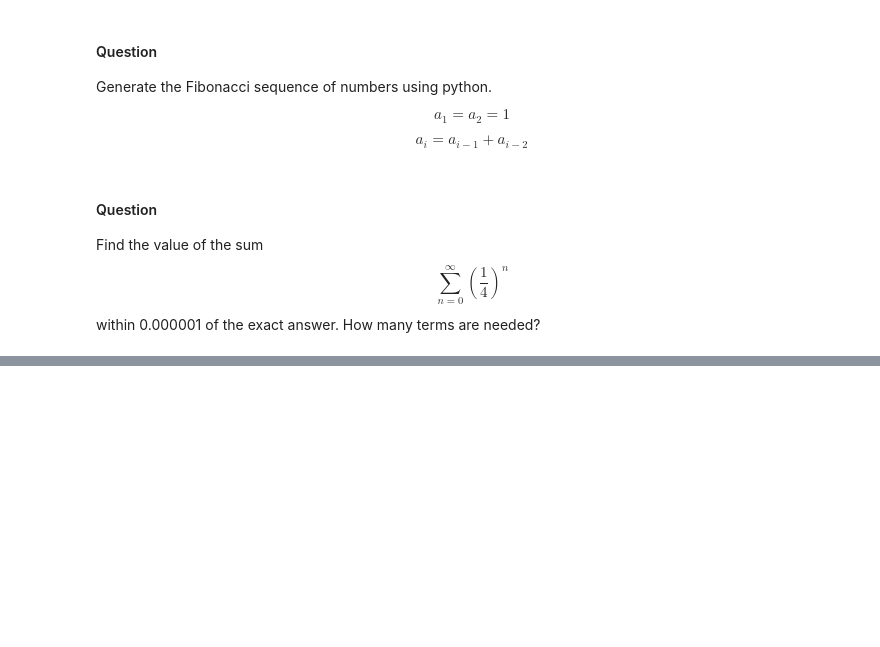
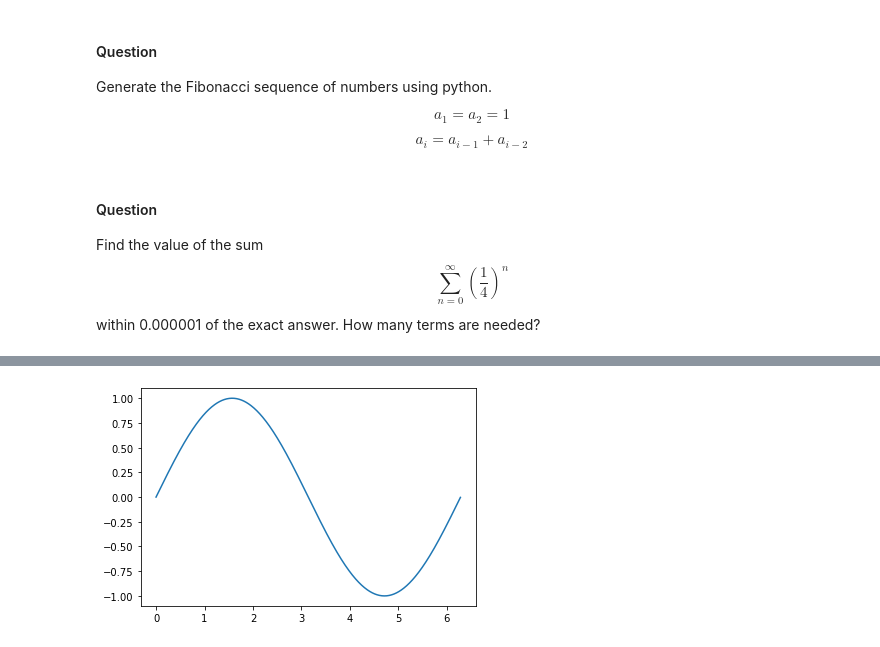
Before and after one commit to golfgrl16/Lectures, a Jupyter notebook: IntroToPython/IntroToPythonII.ipynb, the cells around one changed output, grey strips where cells are left out. Drawn from its saved outputs; the diff is of its cells as text; code cells hidden in the pictures; blank space fills up the shorter version.

```diff
--- a/IntroToPython/IntroToPythonII.ipynb
+++ b/IntroToPython/IntroToPythonII.ipynb
@@ -155,0 +159,7 @@ Find the value of the sum $$\sum_{n=0}^{\infty} \left( \frac{1}{4} \right)^n $$
+# %%
+import numpy as np
+import pylab as plt
+
+x=np.arange(0,2*np.pi,0.01)
+
+print(x)
@@ -155,0 +184,9 @@ Find the value of the sum $$\sum_{n=0}^{\infty} \left( \frac{1}{4} \right)^n $$
+# %%
+y=[]
+
+for val in x:
+  y.append(np.sin(val))
+
+plt.plot(x,y);
+# %% [output]
+[figure, added]
```
Also changed, not shown: parts of 8 cells of this notebook.
